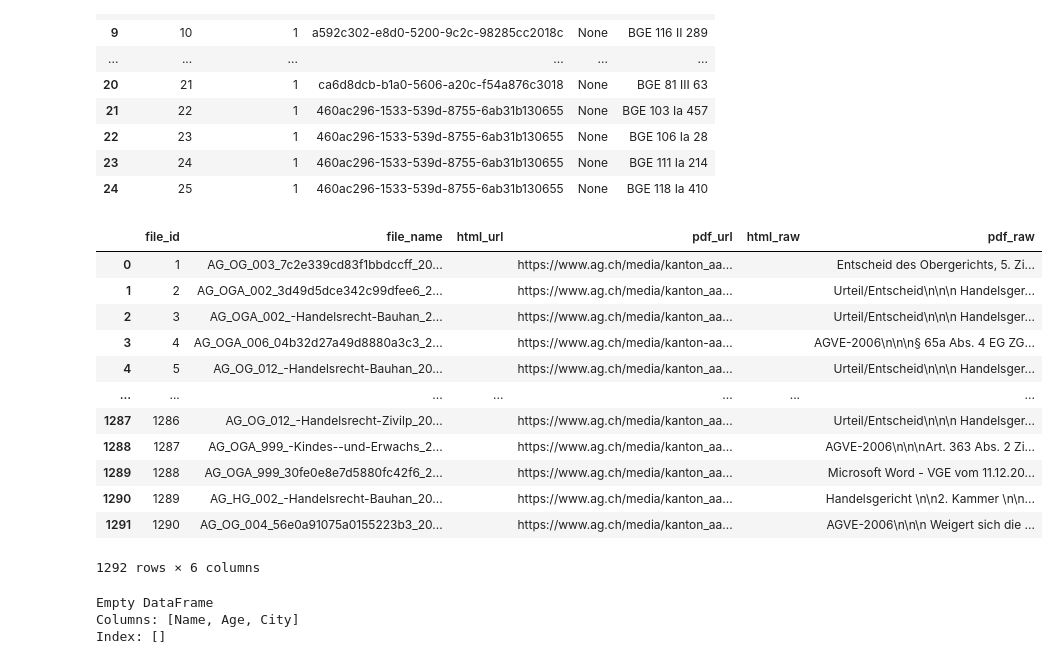
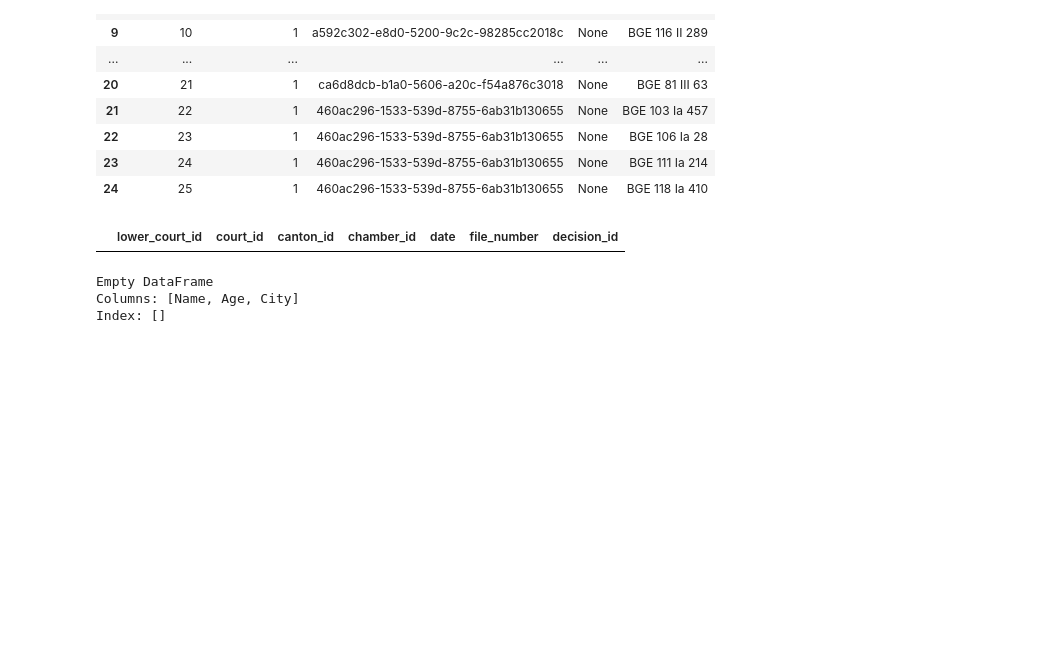
Before and after one commit to JoelNiklaus/SwissCourtRulingCorpus, a Jupyter notebook: test.ipynb, the cells around one changed output. Saved outputs shown, nothing was run; the diff lists cells and outputs as text; code cells hidden in the pictures; blank space fills up the shorter version.

Commit message:
except lower_court extractor, script running fine for three spiders

```diff
--- a/test.ipynb
+++ b/test.ipynb
@@ -565,32 +657,20 @@ df_list[0]
 | 24 | 25 | 1 | 460ac296-1533-539d-8755-6ab31b130655 | None | BGE 118 Ia 410 |
 # %%
 sql_query = 'SELECT * FROM language'
-sql_query = 'SELECT * FROM file'
+sql_query = 'SELECT * FROM lower_court'
 #sql_query = 'SELECT * FROM decision'
 #sql_query = 'SELECT * FROM citation'
 #sql_query = 'SELECT * FROM judicial_person_type'
 #sql_query = 'SELECT * FROM party_type'
 #sql_query = 'SELECT * FROM file_number'
 #sql_query = 'SELECT * FROM spider'
 df_iterator = pd.read_sql(sql_query,get_engine().connect())
 
 df_list = list(df_iterator)
 len(df_iterator)
 df_iterator
 # %% [output]
-|  | file_id | file_name | html_url | pdf_url | html_raw | pdf_raw |
-| 0 | 1 | AG_OG_003_7c2e339cd83f1bbdccff_20... |  | https://www.ag.ch/media/kanton_aa... |  | Entscheid des Obergerichts, 5. Zi... |
-| 1 | 2 | AG_OGA_002_3d49d5dce342c99dfee6_2... |  | https://www.ag.ch/media/kanton_aa... |  | Urteil/Entscheid\n\n\n Handelsger... |
-| 2 | 3 | AG_OGA_002_-Handelsrecht-Bauhan_2... |  | https://www.ag.ch/media/kanton_aa... |  | Urteil/Entscheid\n\n\n Handelsger... |
-| 3 | 4 | AG_OGA_006_04b32d27a49d8880a3c3_2... |  | https://www.ag.ch/media/kanton-aa... |  | AGVE-2006\n\n\n§ 65a Abs. 4 EG ZG... |
-| 4 | 5 | AG_OG_012_-Handelsrecht-Bauhan_20... |  | https://www.ag.ch/media/kanton_aa... |  | Urteil/Entscheid\n\n\n Handelsger... |
-| ... | ... | ... | ... | ... | ... | ... |
-| 1287 | 1286 | AG_OG_012_-Handelsrecht-Zivilp_20... |  | https://www.ag.ch/media/kanton_aa... |  | Urteil/Entscheid\n\n\n Handelsger... |
-| 1288 | 1287 | AG_OGA_999_-Kindes--und-Erwachs_2... |  | https://www.ag.ch/media/kanton_aa... |  | AGVE-2006\n\n\nArt. 363 Abs. 2 Zi... |
-| 1289 | 1288 | AG_OGA_999_30fe0e8e7d5880fc42f6_2... |  | https://www.ag.ch/media/kanton_aa... |  | Microsoft Word - VGE vom 11.12.20... |
-| 1290 | 1289 | AG_HG_002_-Handelsrecht-Bauhan_20... |  | https://www.ag.ch/media/kanton_aa... |  | Handelsgericht \n\n2. Kammer \n\n... |
-| 1291 | 1290 | AG_OG_004_56e0a91075a0155223b3_20... |  | https://www.ag.ch/media/kanton_aa... |  | AGVE-2006\n\n\n Weigert sich die ... |
+|  | lower_court_id | court_id | canton_id | chamber_id | date | file_number | decision_id |
-1292 rows × 6 columns
 # %%
 import pandas as pd
 
```
Also changed, not shown: parts of 22 cells of this notebook, 19 other files.
